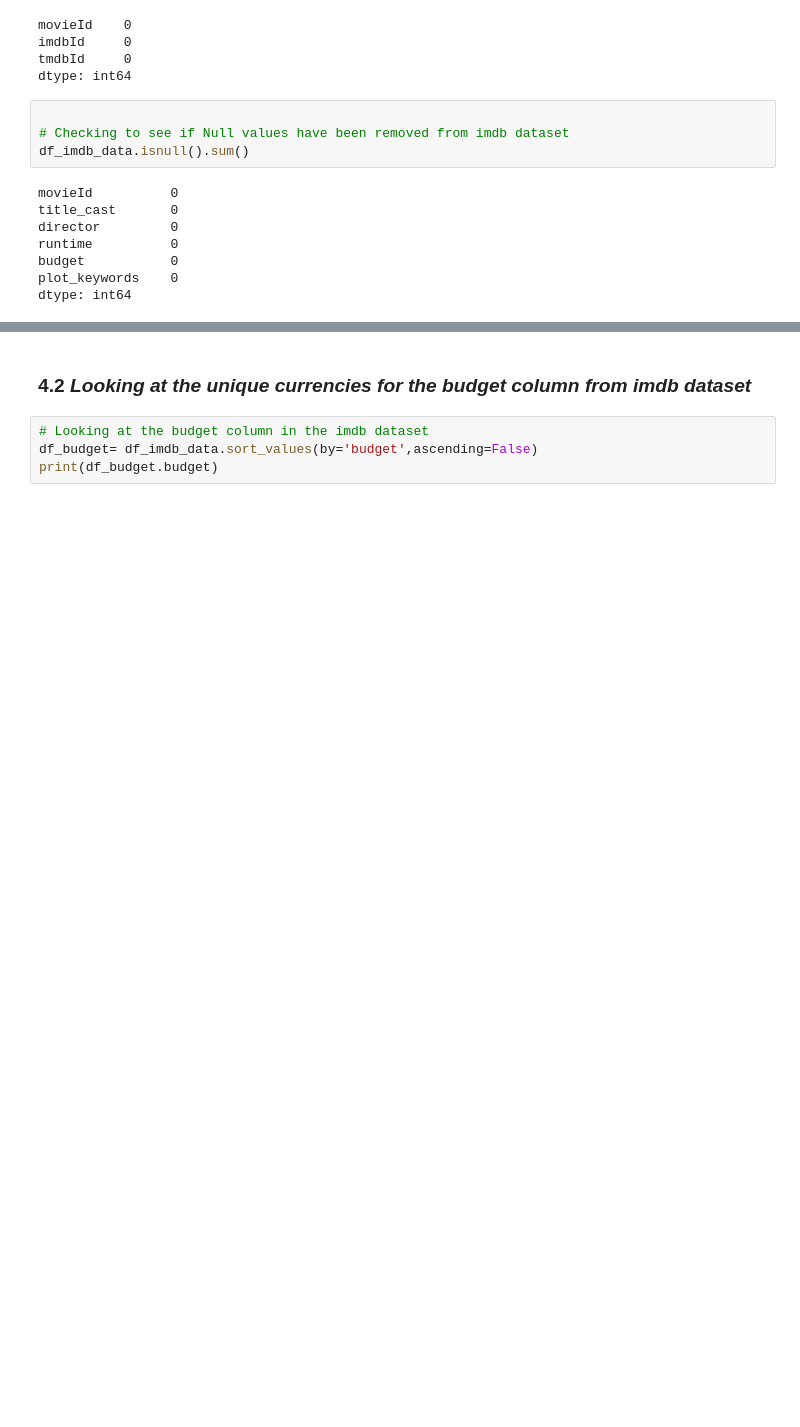
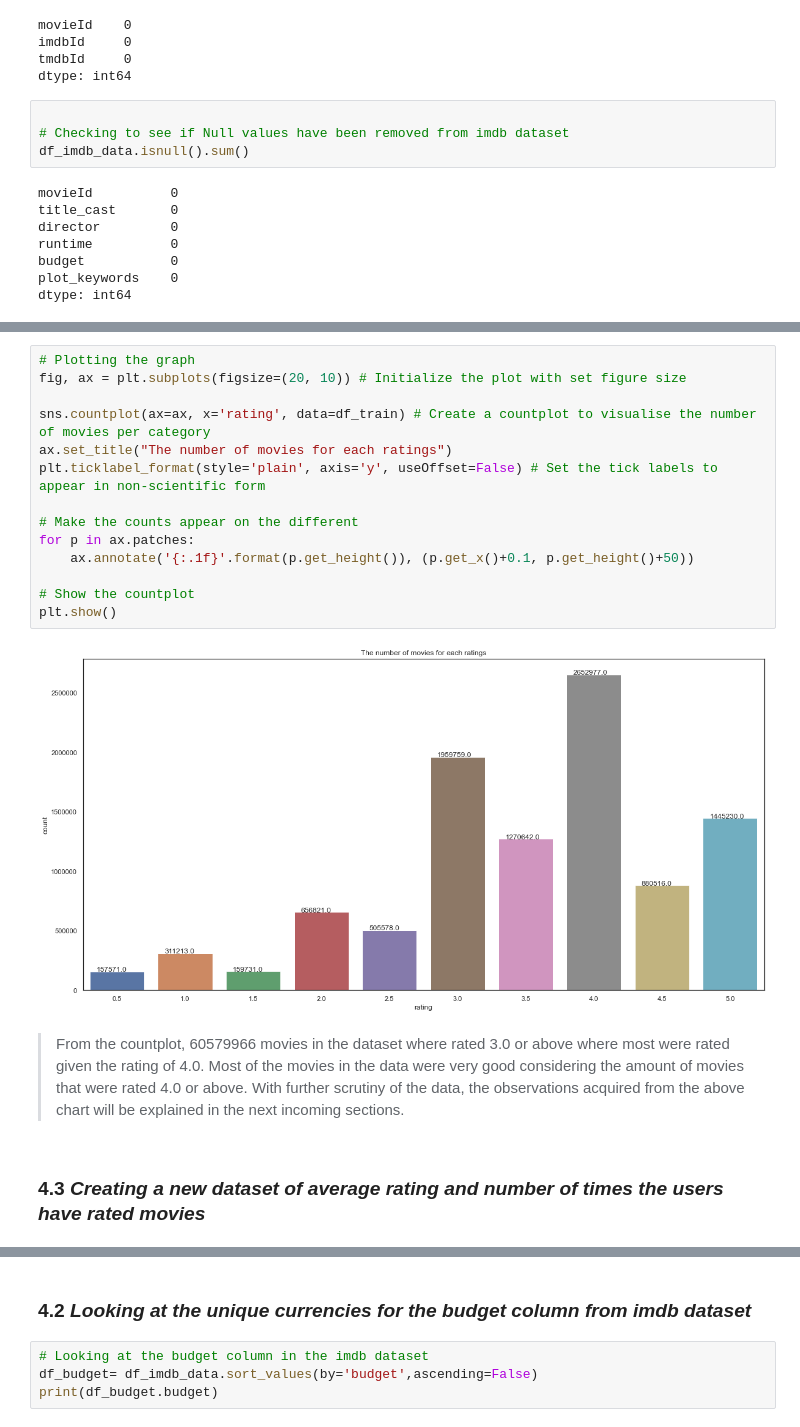
Before and after one commit to CaitMc/Team_ES2_Unsupervised_Predict, a Jupyter notebook: Team ES2 Unsupervised Predict.ipynb, the cells around one changed output, grey strips where cells are left out. Saved outputs shown, nothing was run; the diff lists cells and outputs as text; blank space fills up the shorter version.

```diff
--- a/Team ES2 Unsupervised Predict.ipynb
+++ b/Team ES2 Unsupervised Predict.ipynb
@@ -704,0 +781,20 @@ dtype: int64
+# %%
+# Plotting the graph
+fig, ax = plt.subplots(figsize=(20, 10)) # Initialize the plot with set figure size
+
+sns.countplot(ax=ax, x='rating', data=df_train) # Create a countplot to visualise the number of movies per category
+ax.set_title("The number of movies for each ratings")
+plt.ticklabel_format(style='plain', axis='y', useOffset=False) # Set the tick labels to appear in non-scientific form
+
+# Make the counts appear on the different
+for p in ax.patches:
+    ax.annotate('{:.1f}'.format(p.get_height()), (p.get_x()+0.1, p.get_height()+50))
+
+# Show the countplot
+plt.show()
+# %% [output]
+[figure, added]
+# %% [markdown]
+>From the countplot, 60579966 movies in the dataset where rated 3.0 or above where most were rated given the rating of 4.0. Most of the movies in the data were very good considering the amount of movies that were rated 4.0 or above. With further scrutiny of the data, the observations acquired from the above chart will be explained in the next incoming sections.
+# %% [markdown]
+### <a id="four.three"></a> 4.3 *Creating a new dataset of average rating and number of times the users have rated movies*
```
Also changed, not shown: parts of 25 cells of this notebook.
